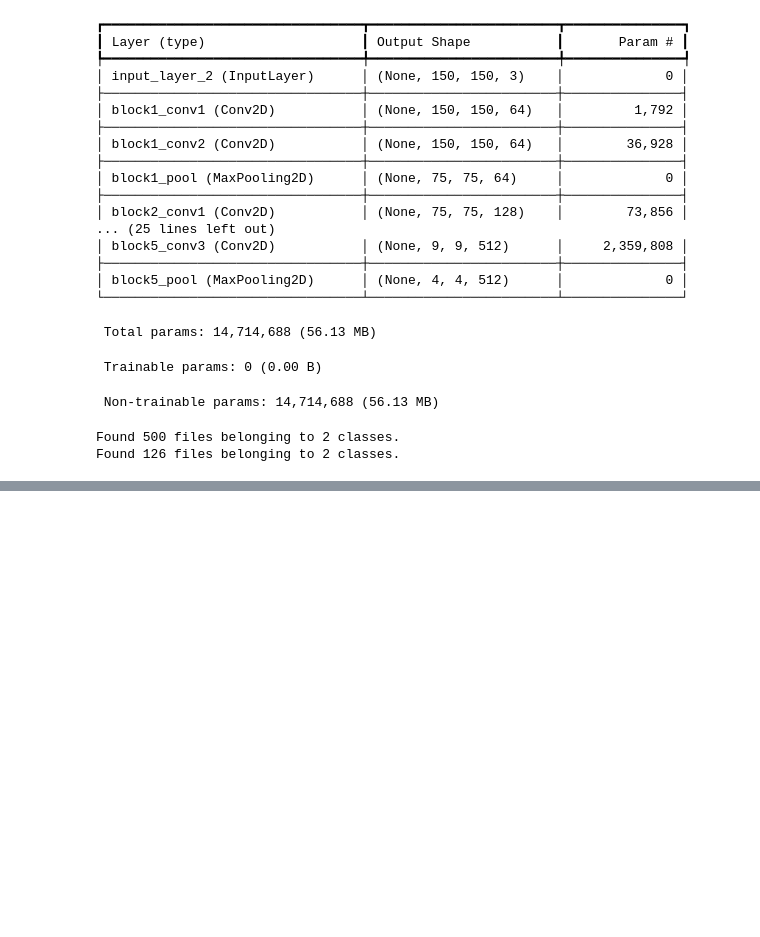
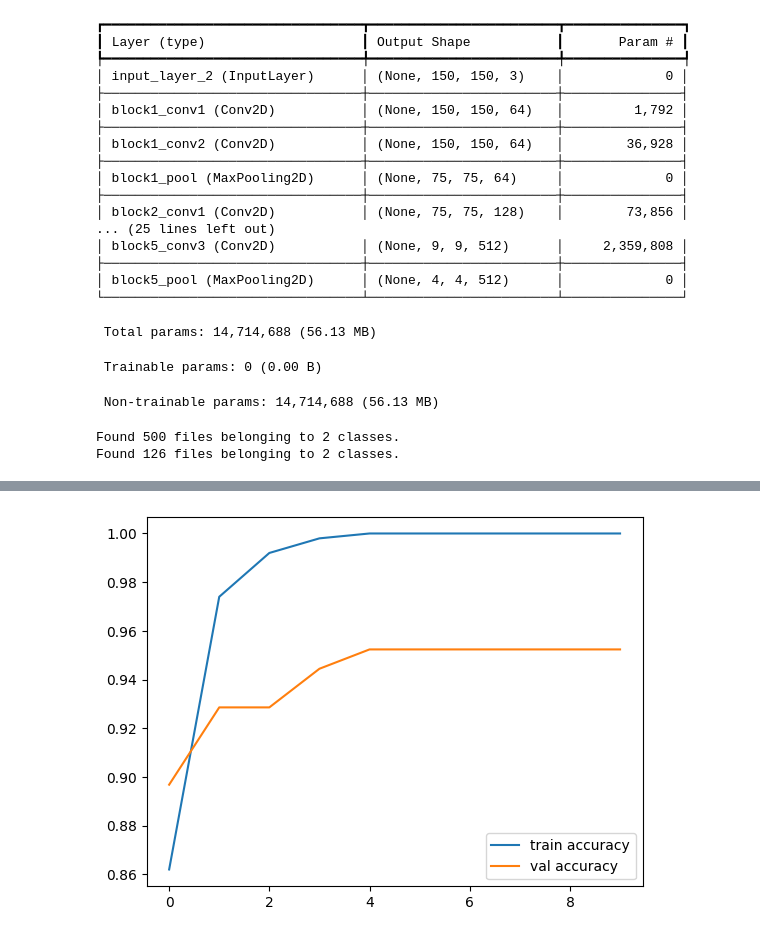
Before and after one commit to NandakrishnanR/Kaggle_projects, a Jupyter notebook: transferlearning_VGG16.ipynb, the cells around one changed output, grey strips where cells are left out. Cells and saved outputs as stored; diff of their text form; code cells hidden in the pictures; blank space fills up the shorter version.

```diff
--- a/transferlearning_VGG16.ipynb
+++ b/transferlearning_VGG16.ipynb
@@ -116,3 +116,14 @@ Found 126 files belonging to 2 classes.
 from keras.applications.vgg16 import preprocess_input
 train_data = train_data.map(lambda x, y: (preprocess_input(x), y), num_parallel_calls=tf.data.AUTOTUNE)
 validation_data = validation_data.map(lambda x, y: (preprocess_input(x), y), num_parallel_calls=tf.data.AUTOTUNE)
+# %%
+model.compile(
+    loss='binary_crossentropy',
+    optimizer='adam',
+    metrics=['accuracy'])
+# %%
+final= model.fit(
+    train_data,
+    validation_data= validation_data,
+    epochs=10
+)
@@ -118,0 +151,8 @@ validation_data = validation_data.map(lambda x, y: (preprocess_input(x), y), num
+# %%
+import matplotlib.pyplot as plt
+plt.plot(final.history['accuracy'], label='train accuracy')
+plt.plot(final.history['val_accuracy'], label='val accuracy')
+plt.legend()
+plt.show()
+# %% [output]
+[figure, added]
```
Also changed, not shown: parts of 1 cell of this notebook.
